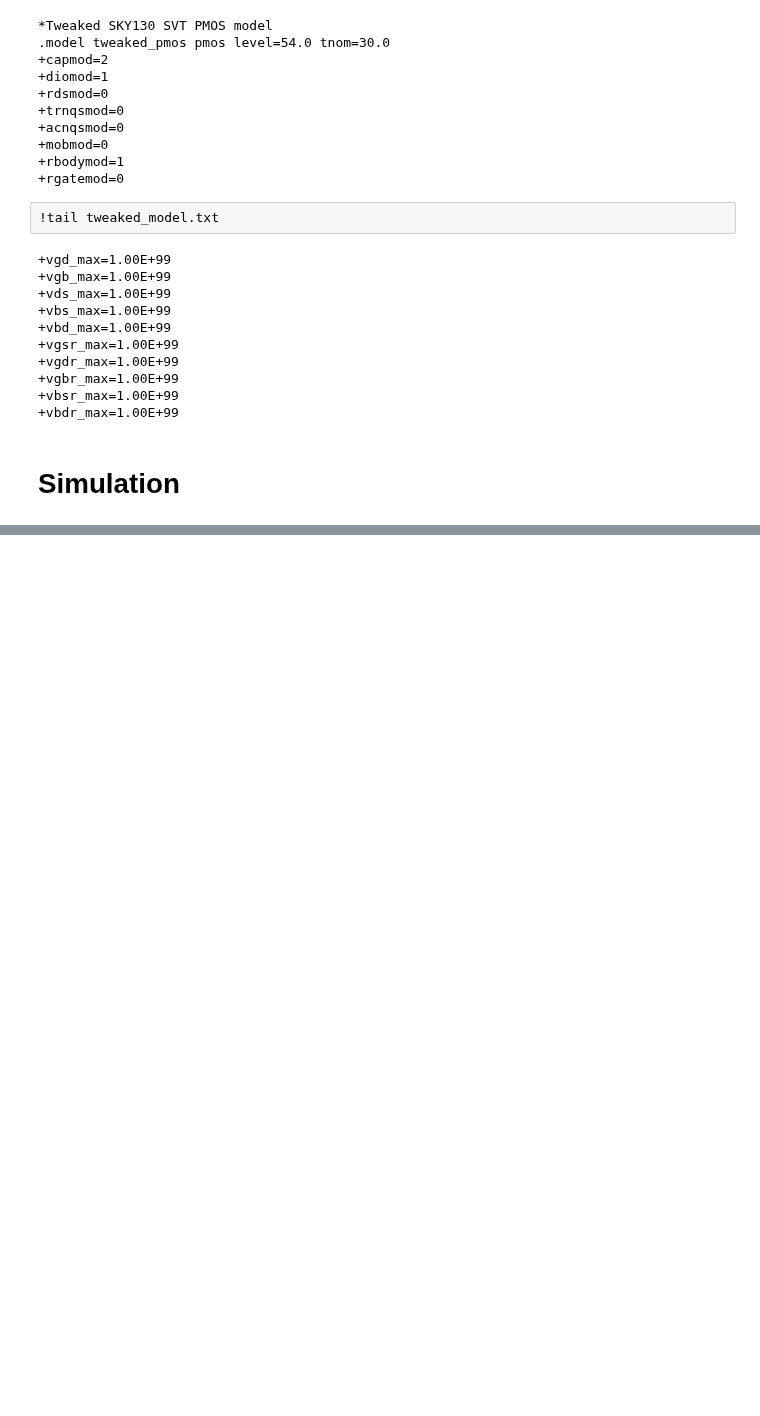
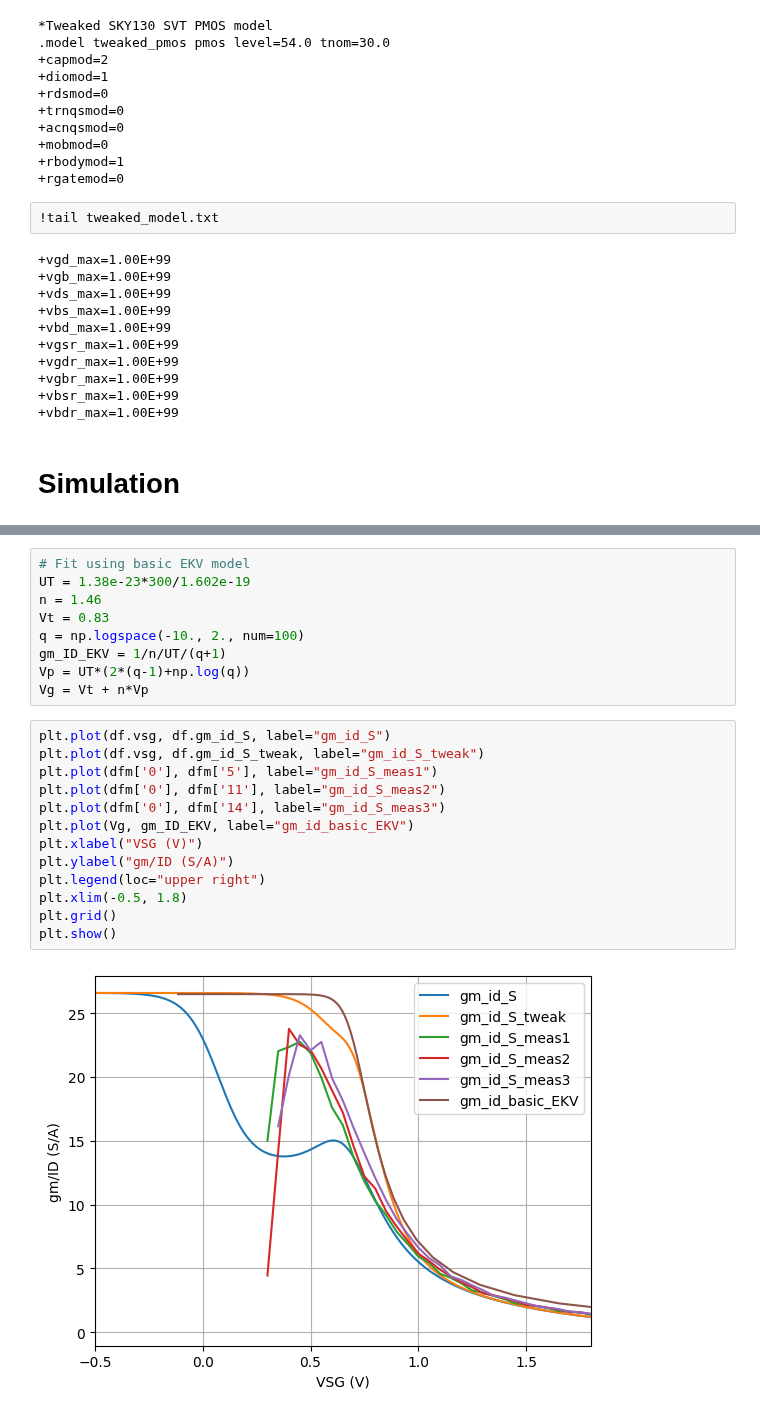
Before and after one commit to bmurmann/Ngspice-on-Colab, a Jupyter notebook: notebooks/SKY130_PMOS_debug.ipynb, the cells around one changed output, grey strips where cells are left out. Cells and saved outputs as stored; diff of their text form; blank space fills up the shorter version.

```diff
--- a/notebooks/SKY130_PMOS_debug.ipynb
+++ b/notebooks/SKY130_PMOS_debug.ipynb
@@ -245,0 +250,24 @@ plt.show()
+# %%
+# Fit using basic EKV model
+UT = 1.38e-23*300/1.602e-19
+n = 1.46
+Vt = 0.83
+q = np.logspace(-10., 2., num=100)
+gm_ID_EKV = 1/n/UT/(q+1)
+Vp = UT*(2*(q-1)+np.log(q))
+Vg = Vt + n*Vp
+# %%
+plt.plot(df.vsg, df.gm_id_S, label="gm_id_S")
+plt.plot(df.vsg, df.gm_id_S_tweak, label="gm_id_S_tweak")
+plt.plot(dfm['0'], dfm['5'], label="gm_id_S_meas1")
+plt.plot(dfm['0'], dfm['11'], label="gm_id_S_meas2")
+plt.plot(dfm['0'], dfm['14'], label="gm_id_S_meas3")
+plt.plot(Vg, gm_ID_EKV, label="gm_id_basic_EKV")
+plt.xlabel("VSG (V)")
+plt.ylabel("gm/ID (S/A)")
+plt.legend(loc="upper right")
+plt.xlim(-0.5, 1.8)
+plt.grid()
+plt.show()
+# %% [output]
+[figure, added]
```
Also changed, not shown: parts of 9 cells of this notebook.
